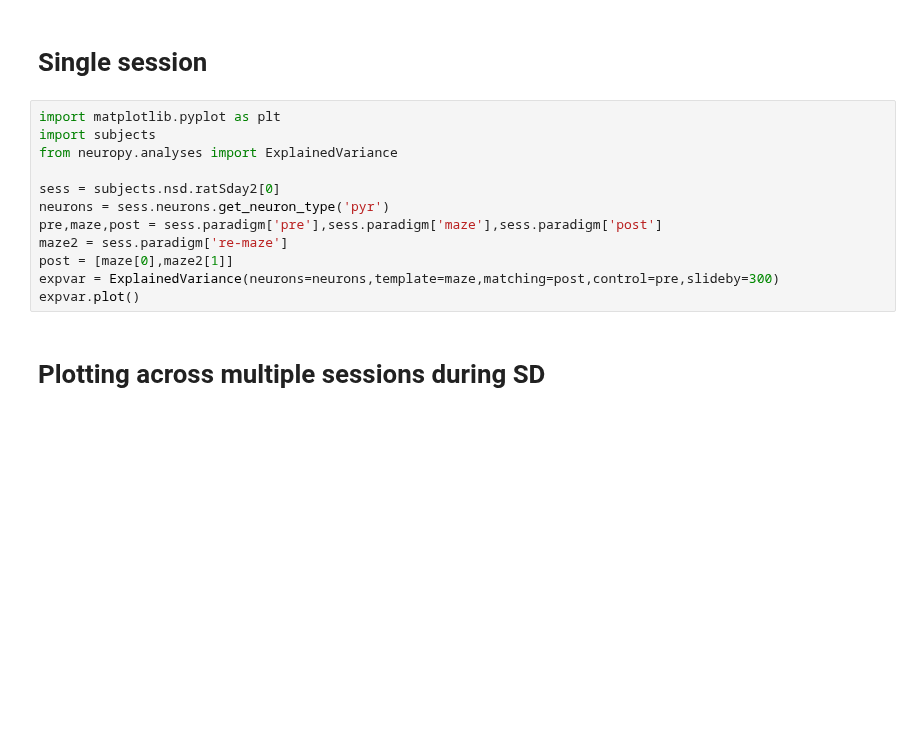
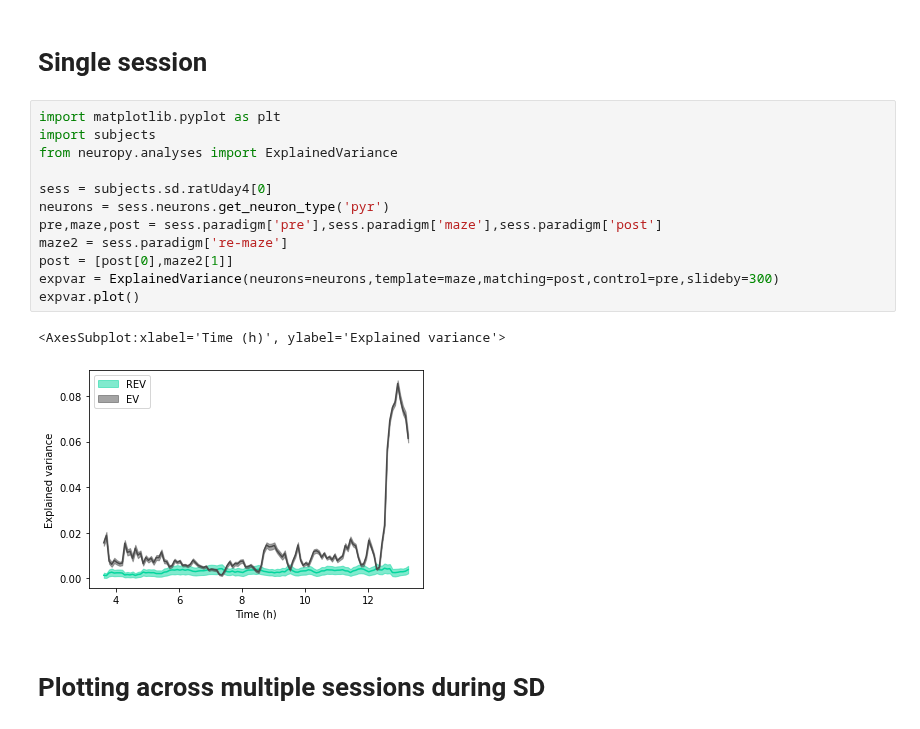
Before and after one commit to bapungiri/NeuroPy, a Jupyter notebook: sleep_deprivation/sd_expvar.ipynb, the cells around one changed output. Cells and saved outputs as stored; diff of their text form; blank space fills up the shorter version.

```diff
--- a/sleep_deprivation/sd_expvar.ipynb
+++ b/sleep_deprivation/sd_expvar.ipynb
@@ -6,15 +6,18 @@
 # %%
 import matplotlib.pyplot as plt
 import subjects
 from neuropy.analyses import ExplainedVariance
 
-sess = subjects.nsd.ratSday2[0]
+sess = subjects.sd.ratUday4[0]
 neurons = sess.neurons.get_neuron_type('pyr')
 pre,maze,post = sess.paradigm['pre'],sess.paradigm['maze'],sess.paradigm['post']
 maze2 = sess.paradigm['re-maze']
-post = [maze[0],maze2[1]]
+post = [post[0],maze2[1]]
 expvar = ExplainedVariance(neurons=neurons,template=maze,matching=post,control=pre,slideby=300)
 expvar.plot()
+# %% [output]
+<AxesSubplot:xlabel='Time (h)', ylabel='Explained variance'>
+[figure, added]
 # %% [markdown]
 # Plotting across multiple sessions during SD
 # %%
```
Also changed, not shown: 6 other files.
